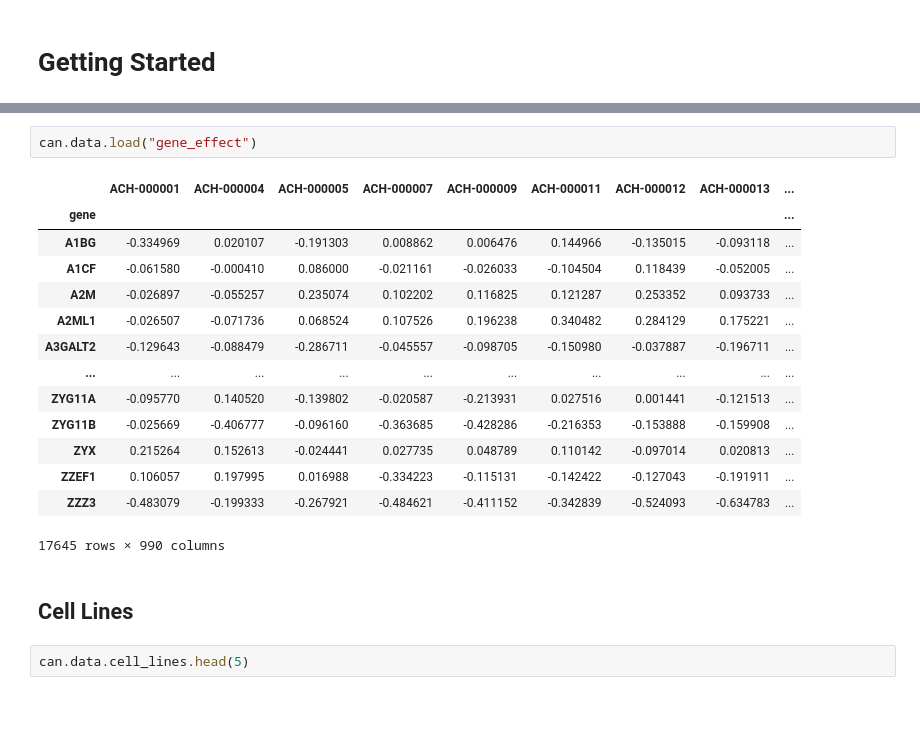
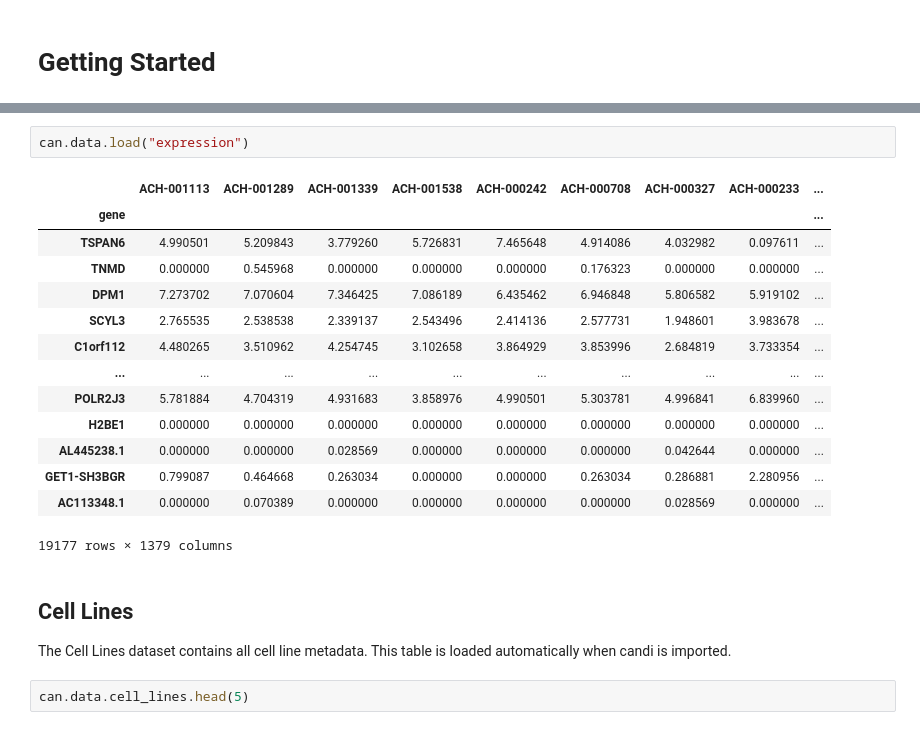
Before and after one commit to GilbertLabUCSF/CanDI, a Jupyter notebook: docs/source/get-started.ipynb, the cells around one changed output, grey strips where cells are left out. Saved outputs shown, nothing was run; the diff lists cells and outputs as text.

Commit message:
data.py fix; .ipynb tweaks

```diff
--- a/docs/source/get-started.ipynb
+++ b/docs/source/get-started.ipynb
@@ -22,22 +28,23 @@ print(can.data.gene_cn) # ccle copy number data
 # %%
-can.data.load("gene_effect")
+can.data.load("expression")
 # %% [output]
-|  | ACH-000001 | ACH-000004 | ACH-000005 | ACH-000007 | ACH-000009 | ACH-000011 | ACH-000012 | ACH-000013 | ... |
+|  | ACH-001113 | ACH-001289 | ACH-001339 | ACH-001538 | ACH-000242 | ACH-000708 | ACH-000327 | ACH-000233 | ... |
 | gene |  |  |  |  |  |  |  |  | ... |
-| A1BG | -0.334969 | 0.020107 | -0.191303 | 0.008862 | 0.006476 | 0.144966 | -0.135015 | -0.093118 | ... |
-| A1CF | -0.061580 | -0.000410 | 0.086000 | -0.021161 | -0.026033 | -0.104504 | 0.118439 | -0.052005 | ... |
-| A2M | -0.026897 | -0.055257 | 0.235074 | 0.102202 | 0.116825 | 0.121287 | 0.253352 | 0.093733 | ... |
-| A2ML1 | -0.026507 | -0.071736 | 0.068524 | 0.107526 | 0.196238 | 0.340482 | 0.284129 | 0.175221 | ... |
-| A3GALT2 | -0.129643 | -0.088479 | -0.286711 | -0.045557 | -0.098705 | -0.150980 | -0.037887 | -0.196711 | ... |
+| TSPAN6 | 4.990501 | 5.209843 | 3.779260 | 5.726831 | 7.465648 | 4.914086 | 4.032982 | 0.097611 | ... |
+| TNMD | 0.000000 | 0.545968 | 0.000000 | 0.000000 | 0.000000 | 0.176323 | 0.000000 | 0.000000 | ... |
+| DPM1 | 7.273702 | 7.070604 | 7.346425 | 7.086189 | 6.435462 | 6.946848 | 5.806582 | 5.919102 | ... |
+| SCYL3 | 2.765535 | 2.538538 | 2.339137 | 2.543496 | 2.414136 | 2.577731 | 1.948601 | 3.983678 | ... |
+| C1orf112 | 4.480265 | 3.510962 | 4.254745 | 3.102658 | 3.864929 | 3.853996 | 2.684819 | 3.733354 | ... |
 | ... | ... | ... | ... | ... | ... | ... | ... | ... | ... |
-| ZYG11A | -0.095770 | 0.140520 | -0.139802 | -0.020587 | -0.213931 | 0.027516 | 0.001441 | -0.121513 | ... |
-| ZYG11B | -0.025669 | -0.406777 | -0.096160 | -0.363685 | -0.428286 | -0.216353 | -0.153888 | -0.159908 | ... |
-| ZYX | 0.215264 | 0.152613 | -0.024441 | 0.027735 | 0.048789 | 0.110142 | -0.097014 | 0.020813 | ... |
-| ZZEF1 | 0.106057 | 0.197995 | 0.016988 | -0.334223 | -0.115131 | -0.142422 | -0.127043 | -0.191911 | ... |
-| ZZZ3 | -0.483079 | -0.199333 | -0.267921 | -0.484621 | -0.411152 | -0.342839 | -0.524093 | -0.634783 | ... |
+| POLR2J3 | 5.781884 | 4.704319 | 4.931683 | 3.858976 | 4.990501 | 5.303781 | 4.996841 | 6.839960 | ... |
+| H2BE1 | 0.000000 | 0.000000 | 0.000000 | 0.000000 | 0.000000 | 0.000000 | 0.000000 | 0.000000 | ... |
+| AL445238.1 | 0.000000 | 0.000000 | 0.028569 | 0.000000 | 0.000000 | 0.000000 | 0.042644 | 0.000000 | ... |
+| GET1-SH3BGR | 0.799087 | 0.464668 | 0.263034 | 0.000000 | 0.000000 | 0.263034 | 0.286881 | 2.280956 | ... |
+| AC113348.1 | 0.000000 | 0.070389 | 0.000000 | 0.000000 | 0.000000 | 0.000000 | 0.028569 | 0.000000 | ... |
-17645 rows × 990 columns
+19177 rows × 1379 columns
-# %% [markdown]
-## Cell Lines
+# %% [markdown]
+## Cell Lines
+The Cell Lines dataset contains all cell line metadata. This table is loaded automatically when candi is imported.
 # %%
 can.data.cell_lines.head(5)
 # %% [output]
```
Also changed, not shown: parts of 66 cells of this notebook, 5 other files.
